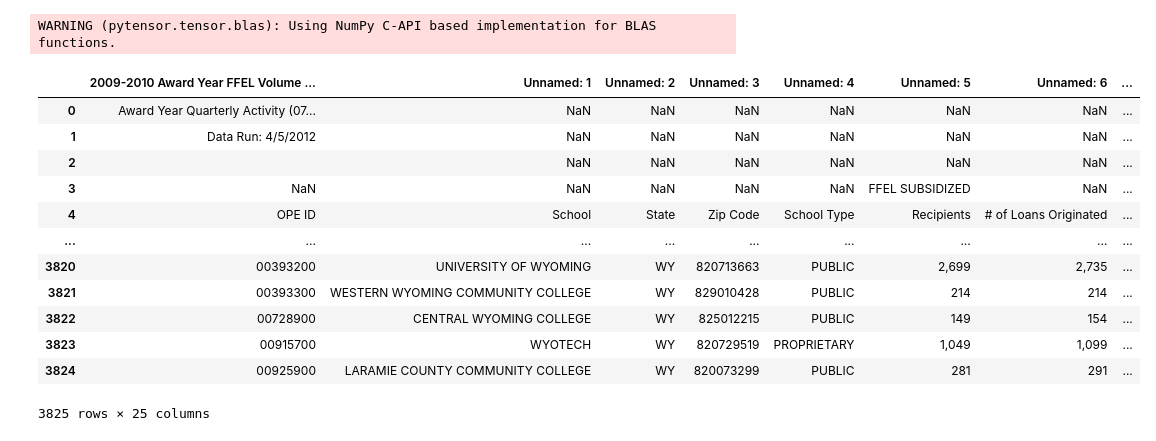
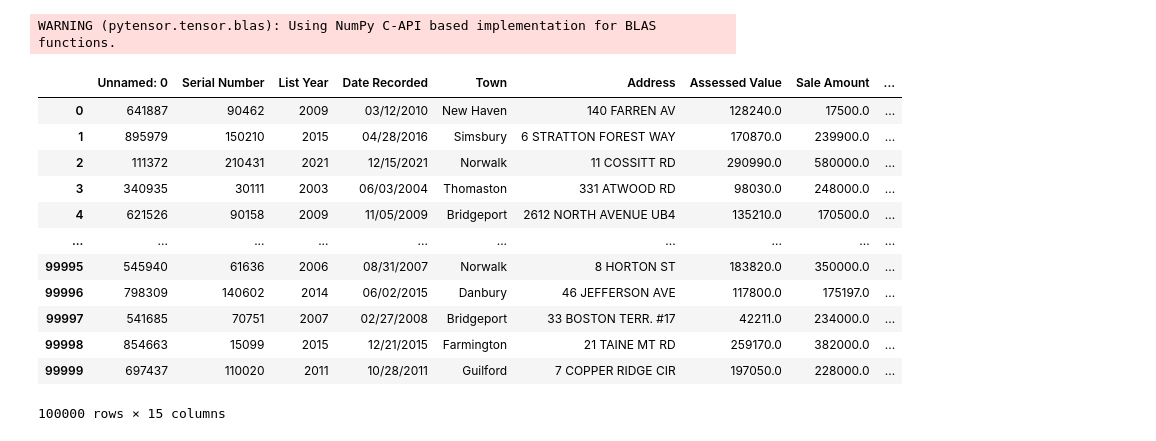
Before and after one commit to aahFancyGun/dataScienceClass, a Jupyter notebook: unit3/YangChauU3Proj.ipynb.ipynb, the cells around one changed output. Drawn from its saved outputs; the diff is of its cells as text; code cells hidden in the pictures.

```diff
--- a/unit3/YangChauU3Proj.ipynb.ipynb
+++ b/unit3/YangChauU3Proj.ipynb.ipynb
@@ -28,22 +28,22 @@ import pymc as pm
 # %% [output]
 WARNING (pytensor.tensor.blas): Using NumPy C-API based implementation for BLAS functions.
 # %%
-url = "https://raw.githubusercontent.com/aahFancyGun/dataScienceClass/master/unit3/FL_Dashboard_AY2009_2010_Q1.csv"
+url = "https://raw.githubusercontent.com/aahFancyGun/dataScienceClass/master/unit3/Real_Estate_Sales_2001-2022_GL.csv"
 
-data_loans = pd.read_csv(url)
+housing_data = pd.read_csv(url)
 
-data_loans
+housing_data
 # %% [output]
-|  | 2009-2010 Award Year FFEL Volume ... | Unnamed: 1 | Unnamed: 2 | Unnamed: 3 | Unnamed: 4 | Unnamed: 5 | Unnamed: 6 | ... |
-| 0 | Award Year Quarterly Activity (07... | NaN | NaN | NaN | NaN | NaN | NaN | ... |
-| 1 | Data Run: 4/5/2012 | NaN | NaN | NaN | NaN | NaN | NaN | ... |
-| 2 |  | NaN | NaN | NaN | NaN | NaN | NaN | ... |
-| 3 | NaN | NaN | NaN | NaN | NaN | FFEL SUBSIDIZED | NaN | ... |
-| 4 | OPE ID | School | State | Zip Code | School Type | Recipients | # of Loans Originated | ... |
-| ... | ... | ... | ... | ... | ... | ... | ... | ... |
-| 3820 | 00393200 | UNIVERSITY OF WYOMING | WY | 820713663 | PUBLIC | 2,699 | 2,735 | ... |
-| 3821 | 00393300 | WESTERN WYOMING COMMUNITY COLLEGE | WY | 829010428 | PUBLIC | 214 | 214 | ... |
-| 3822 | 00728900 | CENTRAL WYOMING COLLEGE | WY | 825012215 | PUBLIC | 149 | 154 | ... |
-| 3823 | 00915700 | WYOTECH | WY | 820729519 | PROPRIETARY | 1,049 | 1,099 | ... |
-| 3824 | 00925900 | LARAMIE COUNTY COMMUNITY COLLEGE | WY | 820073299 | PUBLIC | 281 | 291 | ... |
+|  | Unnamed: 0 | Serial Number | List Year | Date Recorded | Town | Address | Assessed Value | Sale Amount | ... |
+| 0 | 641887 | 90462 | 2009 | 03/12/2010 | New Haven | 140 FARREN AV | 128240.0 | 17500.0 | ... |
+| 1 | 895979 | 150210 | 2015 | 04/28/2016 | Simsbury | 6 STRATTON FOREST WAY | 170870.0 | 239900.0 | ... |
+| 2 | 111372 | 210431 | 2021 | 12/15/2021 | Norwalk | 11 COSSITT RD | 290990.0 | 580000.0 | ... |
+| 3 | 340935 | 30111 | 2003 | 06/03/2004 | Thomaston | 331 ATWOOD RD | 98030.0 | 248000.0 | ... |
+| 4 | 621526 | 90158 | 2009 | 11/05/2009 | Bridgeport | 2612 NORTH AVENUE UB4 | 135210.0 | 170500.0 | ... |
+| ... | ... | ... | ... | ... | ... | ... | ... | ... | ... |
+| 99995 | 545940 | 61636 | 2006 | 08/31/2007 | Norwalk | 8 HORTON ST | 183820.0 | 350000.0 | ... |
+| 99996 | 798309 | 140602 | 2014 | 06/02/2015 | Danbury | 46 JEFFERSON AVE | 117800.0 | 175197.0 | ... |
+| 99997 | 541685 | 70751 | 2007 | 02/27/2008 | Bridgeport | 33 BOSTON TERR. #17 | 42211.0 | 234000.0 | ... |
+| 99998 | 854663 | 15099 | 2015 | 12/21/2015 | Farmington | 21 TAINE MT RD | 259170.0 | 382000.0 | ... |
+| 99999 | 697437 | 110020 | 2011 | 10/28/2011 | Guilford | 7 COPPER RIDGE CIR | 197050.0 | 228000.0 | ... |
-3825 rows × 25 columns
+100000 rows × 15 columns
```
Also changed, not shown: parts of 12 cells of this notebook, 1 other file.
